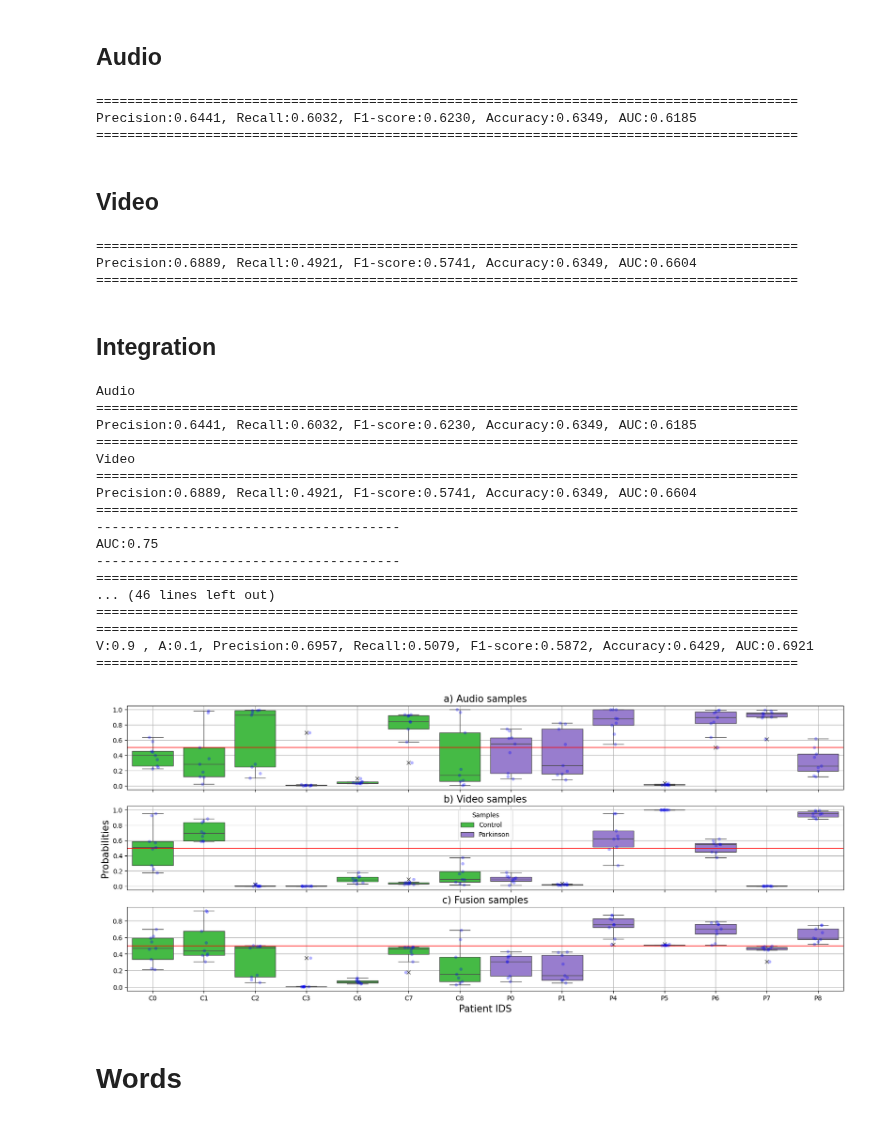
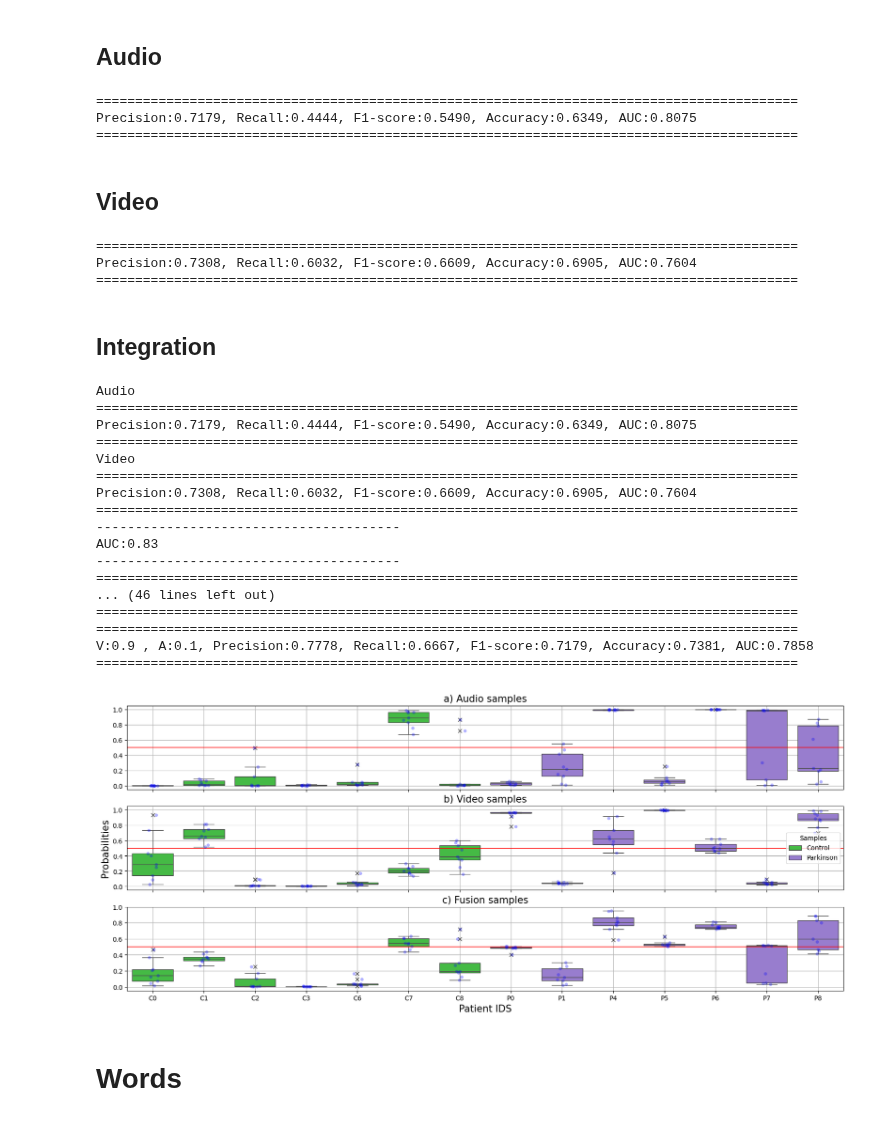
Before and after one commit to jdvalera19/Parkinson-Multimodal-Cross-Attention, a Jupyter notebook: View_result copy.ipynb, the cells around one changed output. Cells and saved outputs as stored; diff of their text form; code cells hidden in the pictures.

```diff
--- a/View_result copy.ipynb
+++ b/View_result copy.ipynb
@@ -66,59 +81,59 @@ V:0.9 , A:0.1, Precision:0.5377, Recall:0.5429, F1-score:0.5403, Accuracy:0.5381
 # %% [markdown]
 ## Audio
 # %%
-view_results('Results_v2/Note:AUDIO_128:weights-Lr:1e-06-Epoch:100-Exercise:Phonemes-duration_size:False.csv')
+view_results('Results_v2/Note:3_AUDIO_CNN2D:weights-Lr:1e-06-Epoch:100-Exercise:Phonemes-duration_size:False.csv')
 # %% [output]
 ==========================================================================================
-Precision:0.6441, Recall:0.6032, F1-score:0.6230, Accuracy:0.6349, AUC:0.6185
+Precision:0.7179, Recall:0.4444, F1-score:0.5490, Accuracy:0.6349, AUC:0.8075
 ==========================================================================================
 # %% [markdown]
 ## Video
 # %%
-view_results('Results_v2/Note:VIDEO:weights-Lr:0.0001-Epoch:50-Exercise:Phonemes-duration_size:False.csv')
+view_results('Results_v2/Note:3_VIDEO:weights-Lr:0.0001-Epoch:50-Exercise:Phonemes-duration_size:False.csv')
 # %% [output]
 ==========================================================================================
-Precision:0.6889, Recall:0.4921, F1-score:0.5741, Accuracy:0.6349, AUC:0.6604
+Precision:0.7308, Recall:0.6032, F1-score:0.6609, Accuracy:0.6905, AUC:0.7604
 ==========================================================================================
 # %% [markdown]
 ## Integration
 # %%
-audio_path = 'Results_v2/Note:AUDIO_128:weights-Lr:1e-06-Epoch:100-Exercise:Phonemes-duration_size:False.csv'
-video_path = 'Results_v2/Note:VIDEO:weights-Lr:0.0001-Epoch:50-Exercise:Phonemes-duration_size:False.csv'
+audio_path = 'Results_v2/Note:3_AUDIO_CNN2D:weights-Lr:1e-06-Epoch:100-Exercise:Phonemes-duration_size:False.csv'
+video_path = 'Results_v2/Note:3_VIDEO:weights-Lr:0.0001-Epoch:50-Exercise:Phonemes-duration_size:False.csv'
 save_name  = 'results_Phonemes'
 alpha      = 0.5
 
 print('Audio')
 view_results(audio_path)
 print('Video')
 view_results(video_path)
 
 generate_final_visualization(audio_path,
                              video_path,
                              save_name,
                              'Patient IDS',
                              alpha)
 
 data_phonemes = audio_visual_evaluation(audio_path,
                                       video_path)
 # %% [output]
 Audio
 ==========================================================================================
-Precision:0.6441, Recall:0.6032, F1-score:0.6230, Accuracy:0.6349, AUC:0.6185
+Precision:0.7179, Recall:0.4444, F1-score:0.5490, Accuracy:0.6349, AUC:0.8075
 ==========================================================================================
 Video
 ==========================================================================================
-Precision:0.6889, Recall:0.4921, F1-score:0.5741, Accuracy:0.6349, AUC:0.6604
+Precision:0.7308, Recall:0.6032, F1-score:0.6609, Accuracy:0.6905, AUC:0.7604
 ==========================================================================================
 ---------------------------------------
-AUC:0.75
+AUC:0.83
 ---------------------------------------
 ==========================================================================================
 ... (46 lines left out)
 ==========================================================================================
 ==========================================================================================
-V:0.9 , A:0.1, Precision:0.6957, Recall:0.5079, F1-score:0.5872, Accuracy:0.6429, AUC:0.6921
+V:0.9 , A:0.1, Precision:0.7778, Recall:0.6667, F1-score:0.7179, Accuracy:0.7381, AUC:0.7858
 ==========================================================================================
-[figure, old version]
+[figure, new version]
 # %% [markdown]
 # Words
 # %% [markdown]
```
Also changed, not shown: parts of 25 cells of this notebook, 3 other files.
